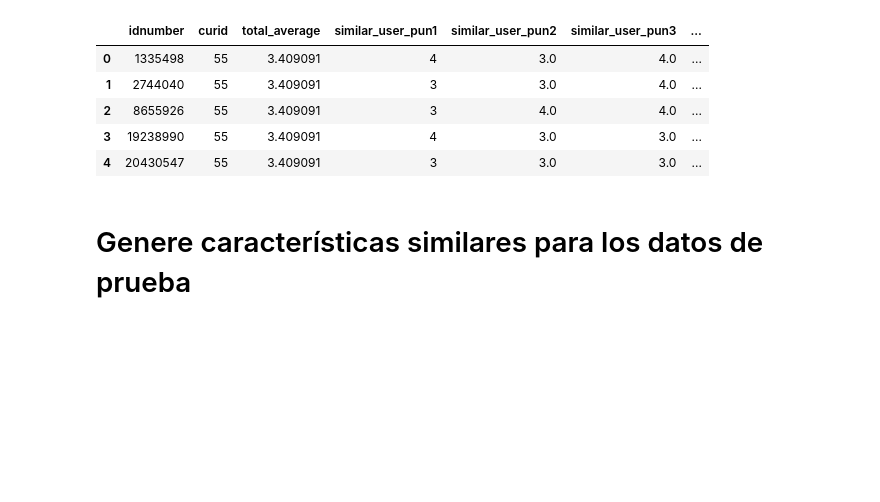
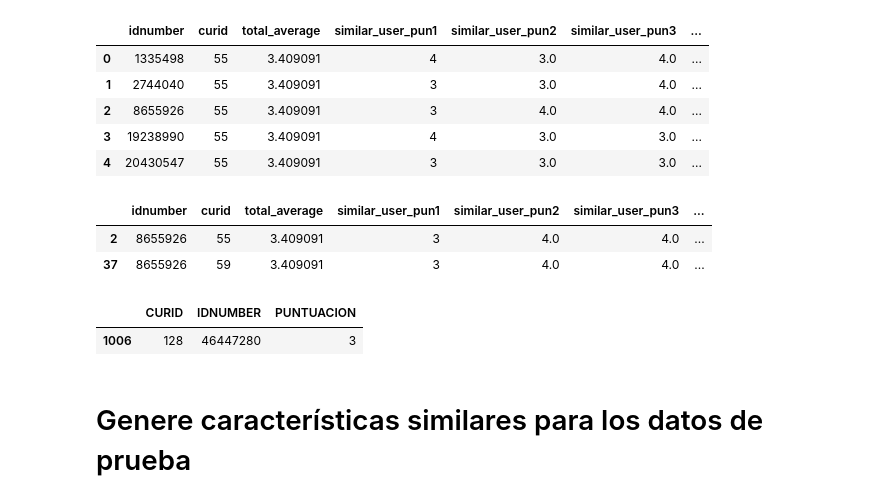
Before and after one commit to juorme/difods, a Jupyter notebook: py004_recomendacion/recomendacion_cursos_II.ipynb, the cells around one changed output. Drawn from its saved outputs; the diff is of its cells as text; code cells hidden in the pictures; blank space fills up the shorter version.

```diff
--- a/py004_recomendacion/recomendacion_cursos_II.ipynb
+++ b/py004_recomendacion/recomendacion_cursos_II.ipynb
@@ -313,6 +309,19 @@ train_new_similar_features.head()
 | 2 | 8655926 | 55 | 3.409091 | 3 | 4.0 | 4.0 | ... |
 | 3 | 19238990 | 55 | 3.409091 | 4 | 3.0 | 3.0 | ... |
 | 4 | 20430547 | 55 | 3.409091 | 3 | 3.0 | 3.0 | ... |
+# %%
+train_new_similar_features[train_new_similar_features["idnumber"]==8655926]
+# %% [output]
+|  | idnumber | curid | total_average | similar_user_pun1 | similar_user_pun2 | similar_user_pun3 | ... |
+| 2 | 8655926 | 55 | 3.409091 | 3 | 4.0 | 4.0 | ... |
+| 37 | 8655926 | 59 | 3.409091 | 3 | 4.0 | 4.0 | ... |
+# %%
+### Ver los cursos
+
+df[df["IDNUMBER"]==46447280]
+# %% [output]
+|  | CURID | IDNUMBER | PUNTUACION |
+| 1006 | 128 | 46447280 | 3 |
 # %% [markdown]
 # Genere características similares para los datos de prueba
 # %%
```
Also changed, not shown: parts of 4 cells of this notebook, 4 other files.
